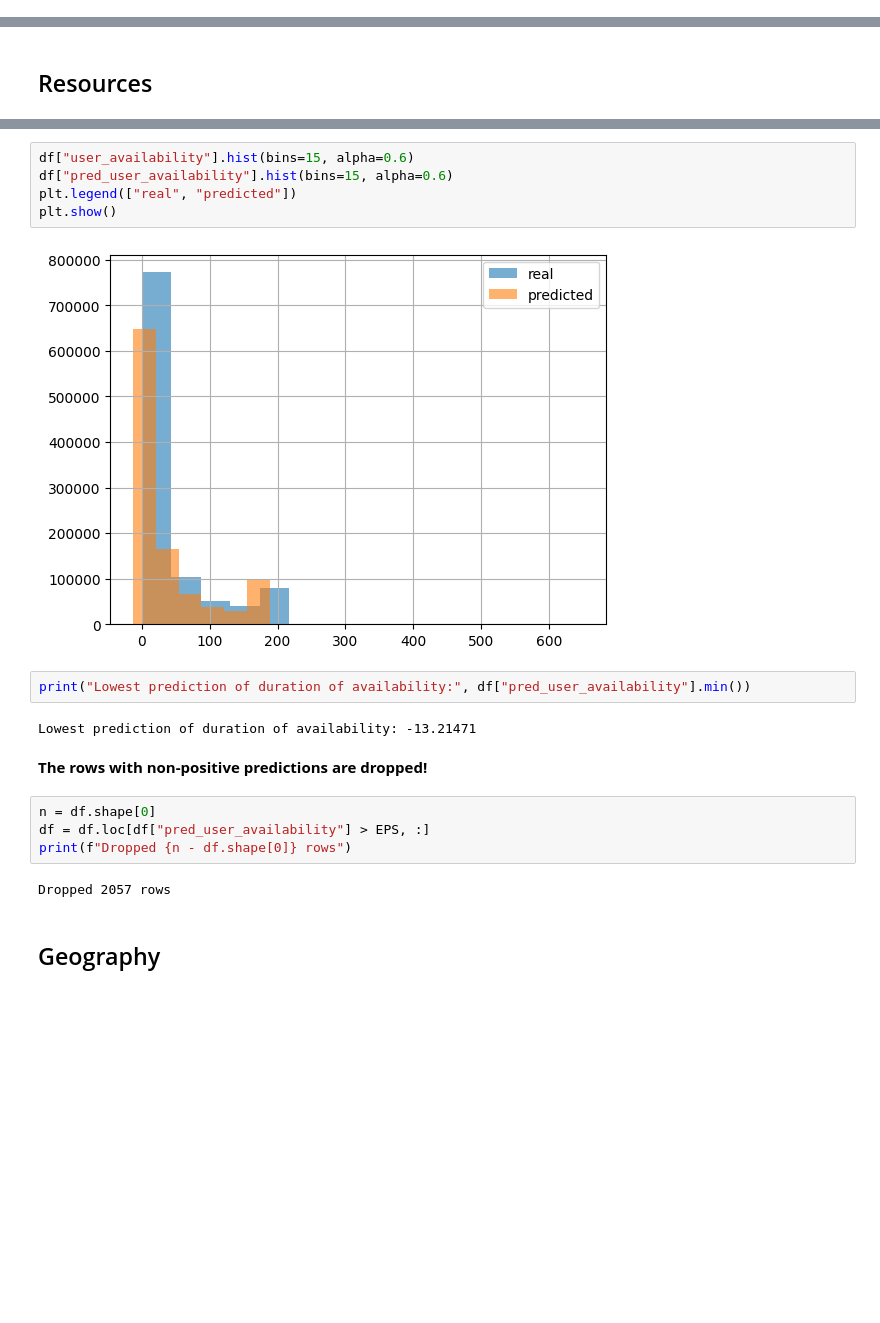
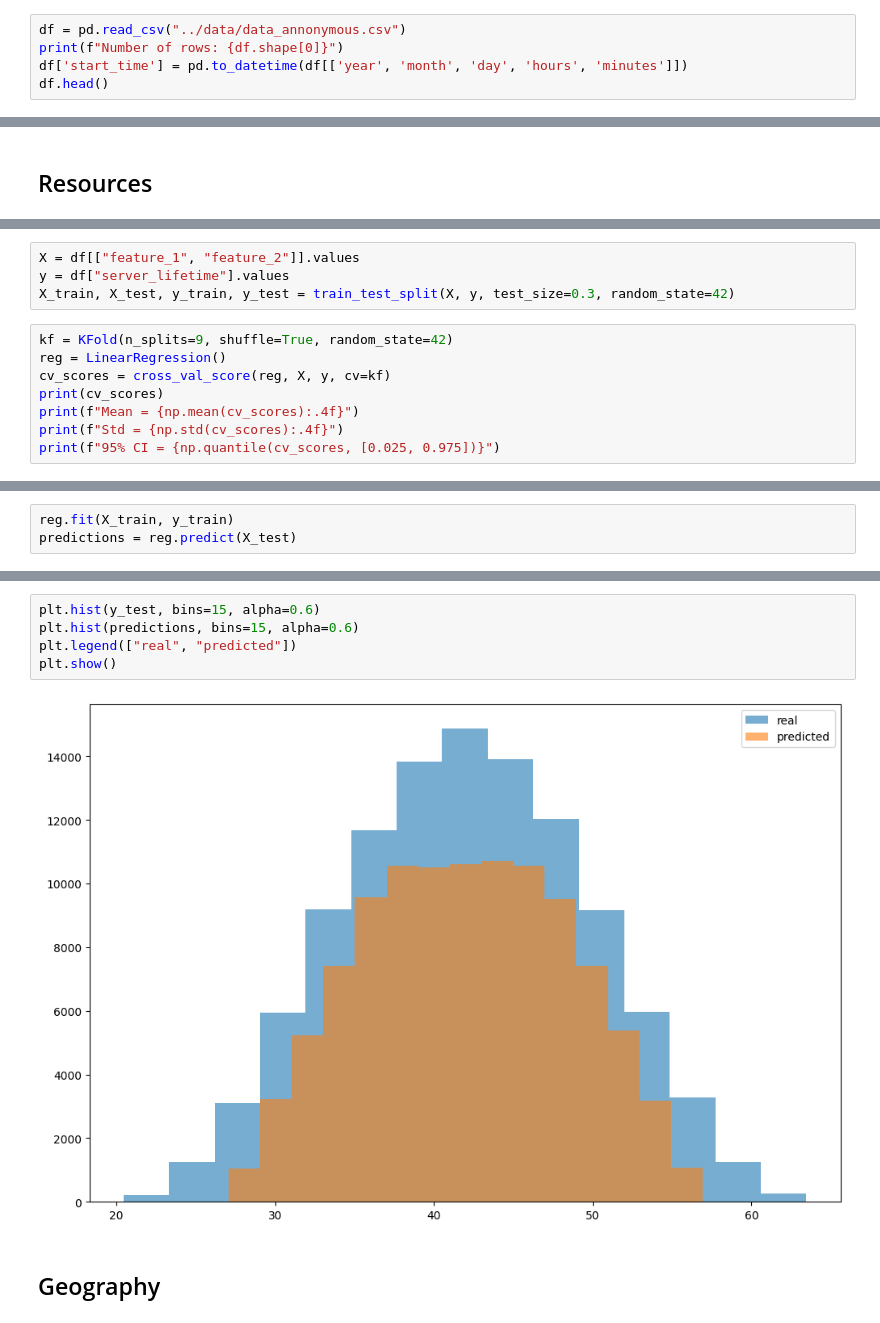
Before and after one commit to cdruf/tasks-and-distributed-servers-simulation, a Jupyter notebook: notebooks/main.ipynb, the cells around one changed output, grey strips where cells are left out. Cells and saved outputs as stored; diff of their text form; blank space fills up the shorter version.

Commit message:
improvements to dummy data and analysis

```diff
--- a/notebooks/main.ipynb
+++ b/notebooks/main.ipynb
@@ -163,0 +165,5 @@ NameError: name 'pd' is not defined
+# %%
+df = pd.read_csv("../data/data_annonymous.csv")
+print(f"Number of rows: {df.shape[0]}")
+df['start_time'] = pd.to_datetime(df[['year', 'month', 'day', 'hours', 'minutes']])
+df.head()
@@ -169,0 +192,12 @@ NameError: name 'df' is not defined
+# %%
+X = df[["feature_1", "feature_2"]].values
+y = df["server_lifetime"].values
+X_train, X_test, y_train, y_test = train_test_split(X, y, test_size=0.3, random_state=42)
+# %%
+kf = KFold(n_splits=9, shuffle=True, random_state=42)
+reg = LinearRegression()
+cv_scores = cross_val_score(reg, X, y, cv=kf)
+print(cv_scores)
+print(f"Mean = {np.mean(cv_scores):.4f}")
+print(f"Std = {np.std(cv_scores):.4f}")
+print(f"95% CI = {np.quantile(cv_scores, [0.025, 0.975])}")
@@ -169,0 +210,3 @@ NameError: name 'df' is not defined
+# %%
+reg.fit(X_train, y_train)
+predictions = reg.predict(X_test)
@@ -170,22 +227,10 @@ NameError: name 'df' is not defined
 # %%
-df["user_availability"].hist(bins=15, alpha=0.6)
-df["pred_user_availability"].hist(bins=15, alpha=0.6)
+plt.hist(y_test, bins=15, alpha=0.6)
+plt.hist(predictions, bins=15, alpha=0.6)
 plt.legend(["real", "predicted"])
 plt.show()
 # %% [output]
-[figure, old version]
+[figure, new version]
-# %%
-print("Lowest prediction of duration of availability:", df["pred_user_availability"].min())
-# %% [output]
-Lowest prediction of duration of availability: -13.21471
-# %% [markdown]
-**The rows with non-positive predictions are dropped!**
-# %%
-n = df.shape[0]
-df = df.loc[df["pred_user_availability"] > EPS, :]
-print(f"Dropped {n - df.shape[0]} rows")
-# %% [output]
-Dropped 2057 rows
 # %% [markdown]
 ## Geography
 # %%
```
Also changed, not shown: parts of 13 cells of this notebook, 2 other files.
